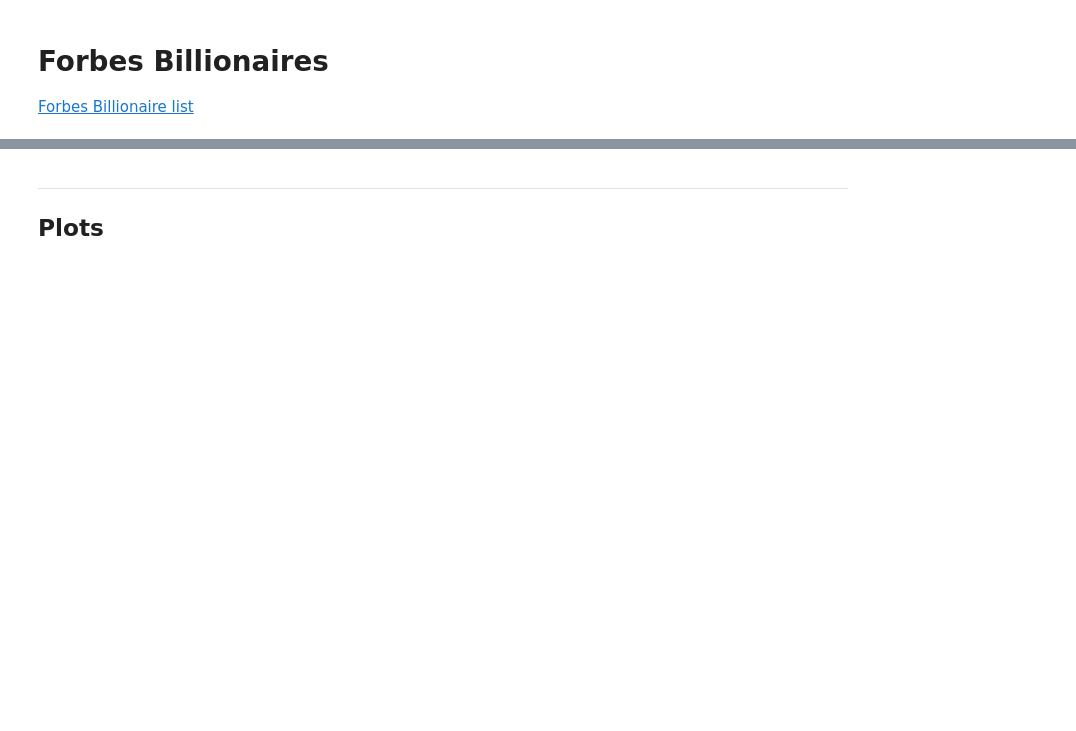
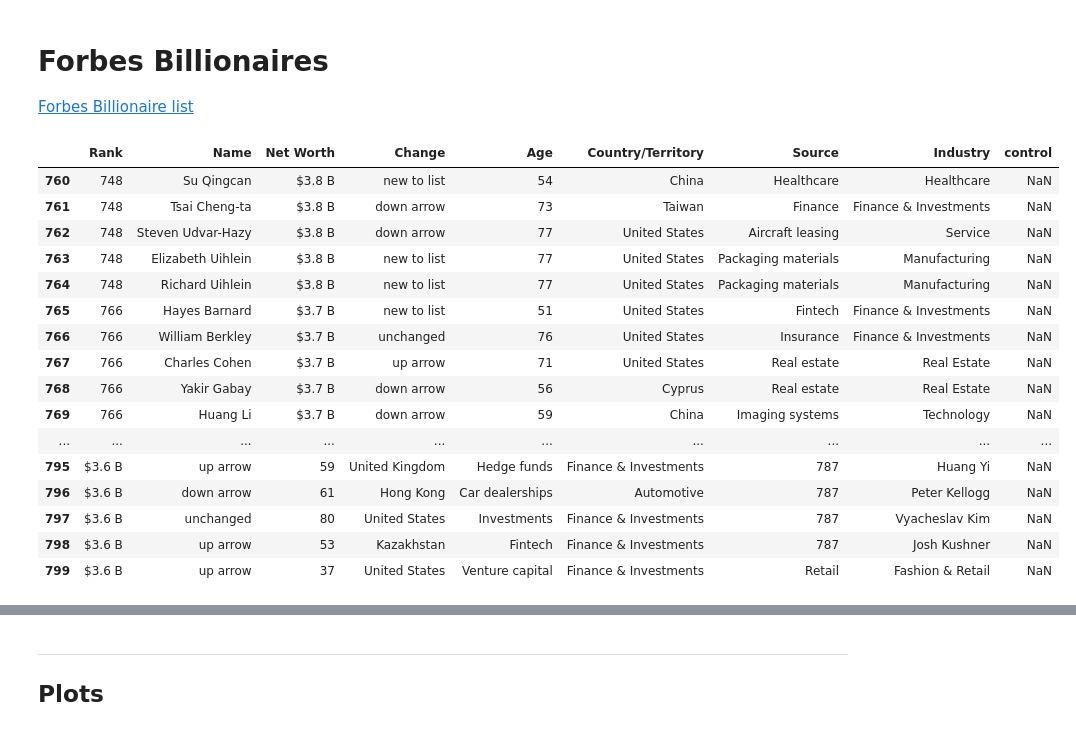
Before and after one commit to guimarais/cleanplots, a Jupyter notebook: 04-Forbes.ipynb, the cells around one changed output, grey strips where cells are left out. Saved outputs shown, nothing was run; the diff lists cells and outputs as text; code cells hidden in the pictures; blank space fills up the shorter version.

Commit message:
Added 200 places to list; needed a lot of cleaning

```diff
--- a/04-Forbes.ipynb
+++ b/04-Forbes.ipynb
@@ -29,4 +14,24 @@ w.close()
 # %%
 df = pd.read_csv("./forbes/lines.csv", delimiter='|', names=['Rank','Name','Net Worth','Change','Age','Country/Territory','Source','Industry','control'])
+# %%
+df.iloc[760:800, :]
+# %% [output]
+|  | Rank | Name | Net Worth | Change | Age | Country/Territory | Source | Industry | control |
+| 760 | 748 | Su Qingcan | $3.8 B | new to list | 54 | China | Healthcare | Healthcare | NaN |
+| 761 | 748 | Tsai Cheng-ta | $3.8 B | down arrow | 73 | Taiwan | Finance | Finance & Investments | NaN |
+| 762 | 748 | Steven Udvar-Hazy | $3.8 B | down arrow | 77 | United States | Aircraft leasing | Service | NaN |
+| 763 | 748 | Elizabeth Uihlein | $3.8 B | new to list | 77 | United States | Packaging materials | Manufacturing | NaN |
+| 764 | 748 | Richard Uihlein | $3.8 B | new to list | 77 | United States | Packaging materials | Manufacturing | NaN |
+| 765 | 766 | Hayes Barnard | $3.7 B | new to list | 51 | United States | Fintech | Finance & Investments | NaN |
+| 766 | 766 | William Berkley | $3.7 B | unchanged | 76 | United States | Insurance | Finance & Investments | NaN |
+| 767 | 766 | Charles Cohen | $3.7 B | up arrow | 71 | United States | Real estate | Real Estate | NaN |
+| 768 | 766 | Yakir Gabay | $3.7 B | down arrow | 56 | Cyprus | Real estate | Real Estate | NaN |
+| 769 | 766 | Huang Li | $3.7 B | down arrow | 59 | China | Imaging systems | Technology | NaN |
+| ... | ... | ... | ... | ... | ... | ... | ... | ... | ... |
+| 795 | $3.6 B | up arrow | 59 | United Kingdom | Hedge funds | Finance & Investments | 787 | Huang Yi | NaN |
+| 796 | $3.6 B | down arrow | 61 | Hong Kong | Car dealerships | Automotive | 787 | Peter Kellogg | NaN |
+| 797 | $3.6 B | unchanged | 80 | United States | Investments | Finance & Investments | 787 | Vyacheslav Kim | NaN |
+| 798 | $3.6 B | up arrow | 53 | Kazakhstan | Fintech | Finance & Investments | 787 | Josh Kushner | NaN |
+| 799 | $3.6 B | up arrow | 37 | United States | Venture capital | Finance & Investments | Retail | Fashion & Retail | NaN |
 # %%
 df['Net Worth Num'] = pd.to_numeric(df['Net Worth'].str.split(' ')[:].str[0].str[1:])
```
Also changed, not shown: parts of 4 cells of this notebook, 3 other files.
